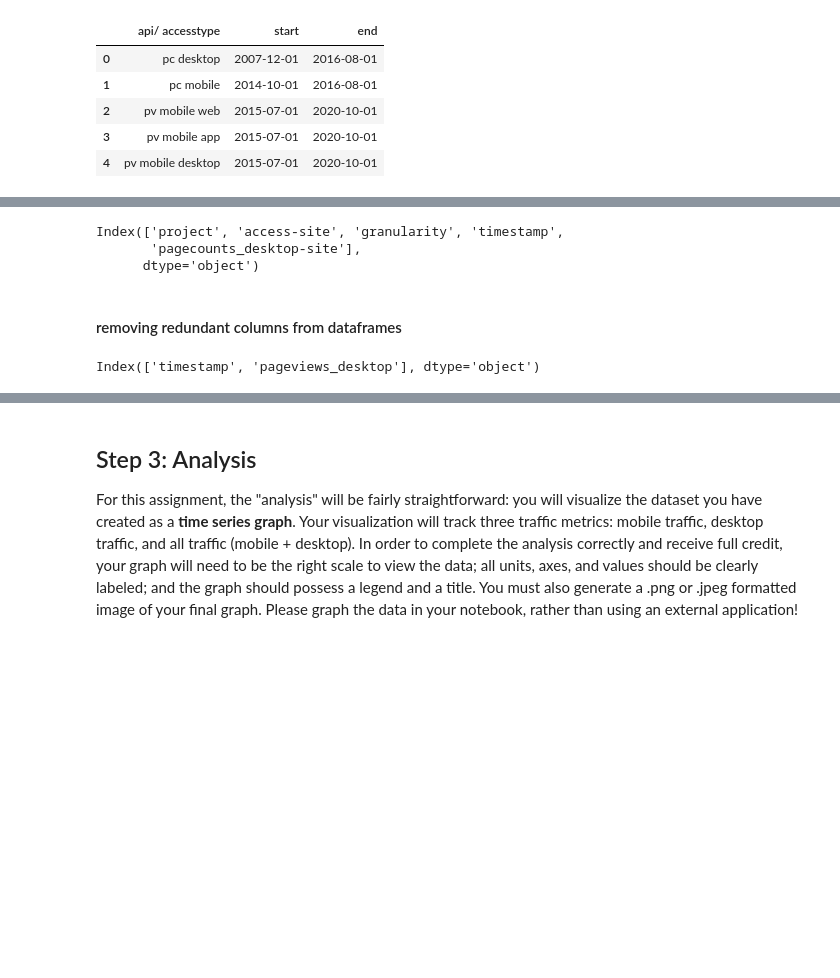
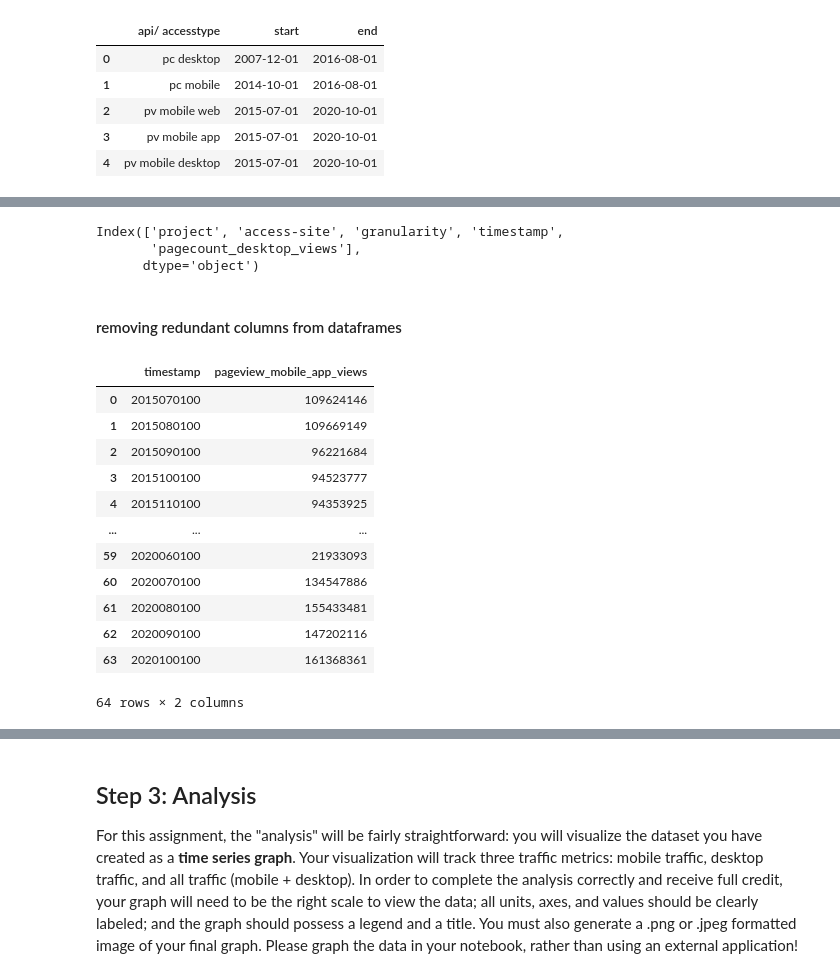
Before and after one commit to FUB-HCC/hcds-winter-2020, a Jupyter notebook: assignments/A2_ReproducibilityWorkflow/albe/A2_ReproducibilityWorkflow.ipynb, the cells around one changed output, grey strips where cells are left out. Cells and saved outputs as stored; diff of their text form; code cells hidden in the pictures; blank space fills up the shorter version.

```diff
--- a/assignments/A2_ReproducibilityWorkflow/albe/A2_ReproducibilityWorkflow.ipynb
+++ b/assignments/A2_ReproducibilityWorkflow/albe/A2_ReproducibilityWorkflow.ipynb
@@ -230,16 +230,16 @@ alt.Chart(api_access_start_end).mark_bar().encode(
 # %% [output]
 [interactive output not drawn]
 # %%
-pagecounts_desktop = pagecounts_desktop.rename(columns={"count": "pagecounts_"+pagecounts_desktop['access-site'][0]})
-pagecounts_mobile = pagecounts_mobile.rename(columns={"count": "pagecounts_"+pagecounts_mobile['access-site'][0]})
-pageviews_desktop = pageviews_desktop.rename(columns={"views": "pageviews_"+pageviews_desktop['access'][0]})
-pageviews_mobile_web = pageviews_mobile_web.rename(columns={"views": "pageviews_"+pageviews_mobile_web['access'][0]})
-pageviews_mobile_app = pageviews_mobile_app.rename(columns={"views": "pageviews_"+pageviews_mobile_app['access'][0]})
+pagecounts_desktop = pagecounts_desktop.rename(columns={"count": "pagecount_desktop_views"})
+pagecounts_mobile = pagecounts_mobile.rename(columns={"count": "pagecount_mobile_views"})
+pageviews_desktop = pageviews_desktop.rename(columns={"views": "pageview_desktop_views"})
+pageviews_mobile_web = pageviews_mobile_web.rename(columns={"views": "pageview_mobile_web_views"})
+pageviews_mobile_app = pageviews_mobile_app.rename(columns={"views": "pageview_mobile_app_views"})
 # %%
 pagecounts_desktop.columns
 # %% [output]
 Index(['project', 'access-site', 'granularity', 'timestamp',
-       'pagecounts_desktop-site'],
+       'pagecount_desktop_views'],
       dtype='object')
 # %% [markdown]
 #### removing redundant columns from dataframes
@@ -249,7 +249,19 @@ pagecounts_mobile = pagecounts_mobile.drop(columns=['project', 'granularity', 'a
 pageviews_desktop = pageviews_desktop.drop(columns=['project', 'granularity','agent', 'access'])
 pageviews_mobile_web = pageviews_mobile_web.drop(columns=['project', 'granularity','agent', 'access'])
 pageviews_mobile_app = pageviews_mobile_app.drop(columns=['project', 'granularity','agent', 'access'])
-# %%
-pageviews_desktop.columns
-# %% [output]
-Index(['timestamp', 'pageviews_desktop'], dtype='object')
+# %%
+pageviews_mobile_app
+# %% [output]
+|  | timestamp | pageview_mobile_app_views |
+| 0 | 2015070100 | 109624146 |
+| 1 | 2015080100 | 109669149 |
+| 2 | 2015090100 | 96221684 |
+| 3 | 2015100100 | 94523777 |
+| 4 | 2015110100 | 94353925 |
+| ... | ... | ... |
+| 59 | 2020060100 | 21933093 |
+| 60 | 2020070100 | 134547886 |
+| 61 | 2020080100 | 155433481 |
+| 62 | 2020090100 | 147202116 |
+| 63 | 2020100100 | 161368361 |
+64 rows × 2 columns
```
Also changed, not shown: parts of 16 cells of this notebook.
